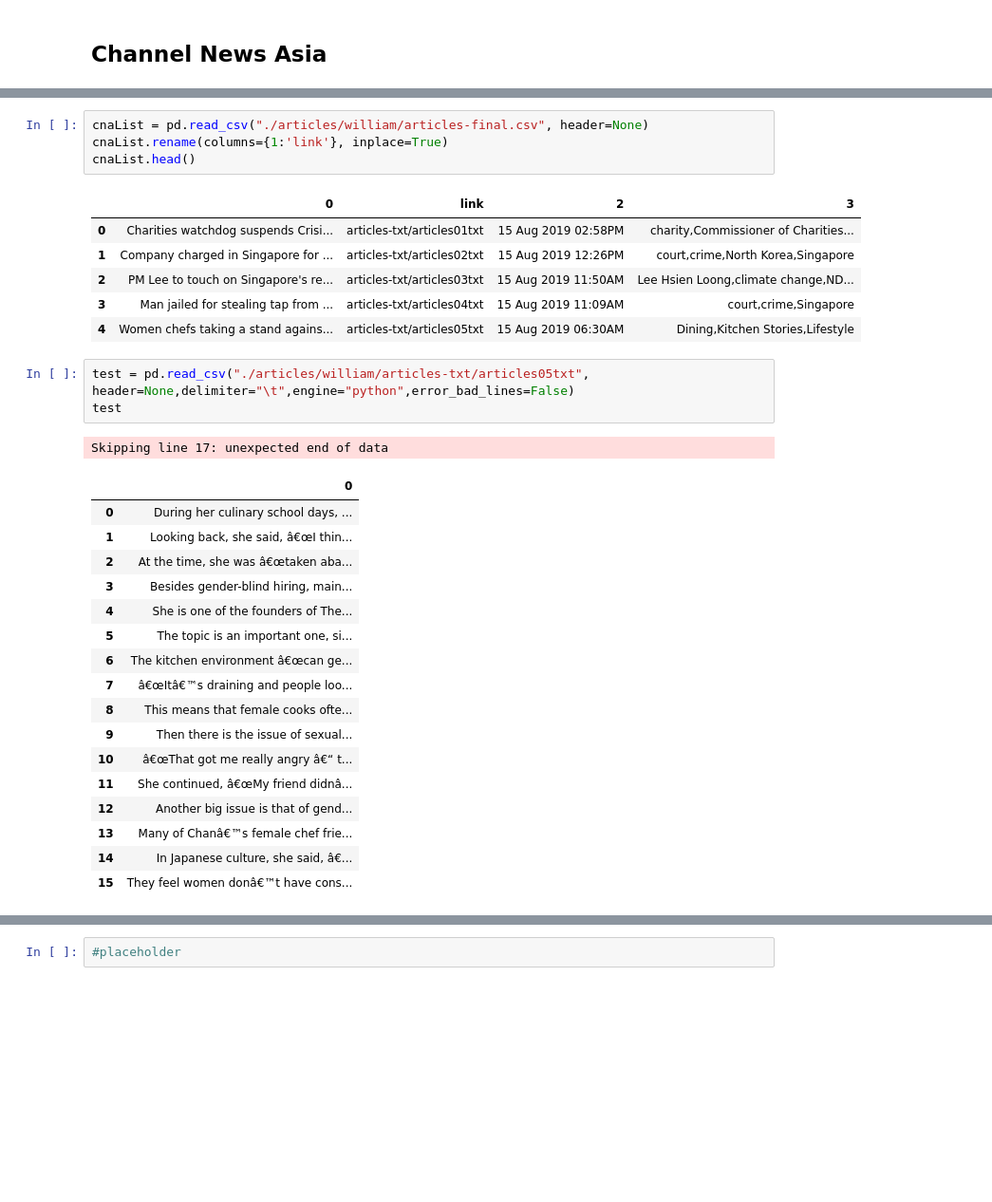
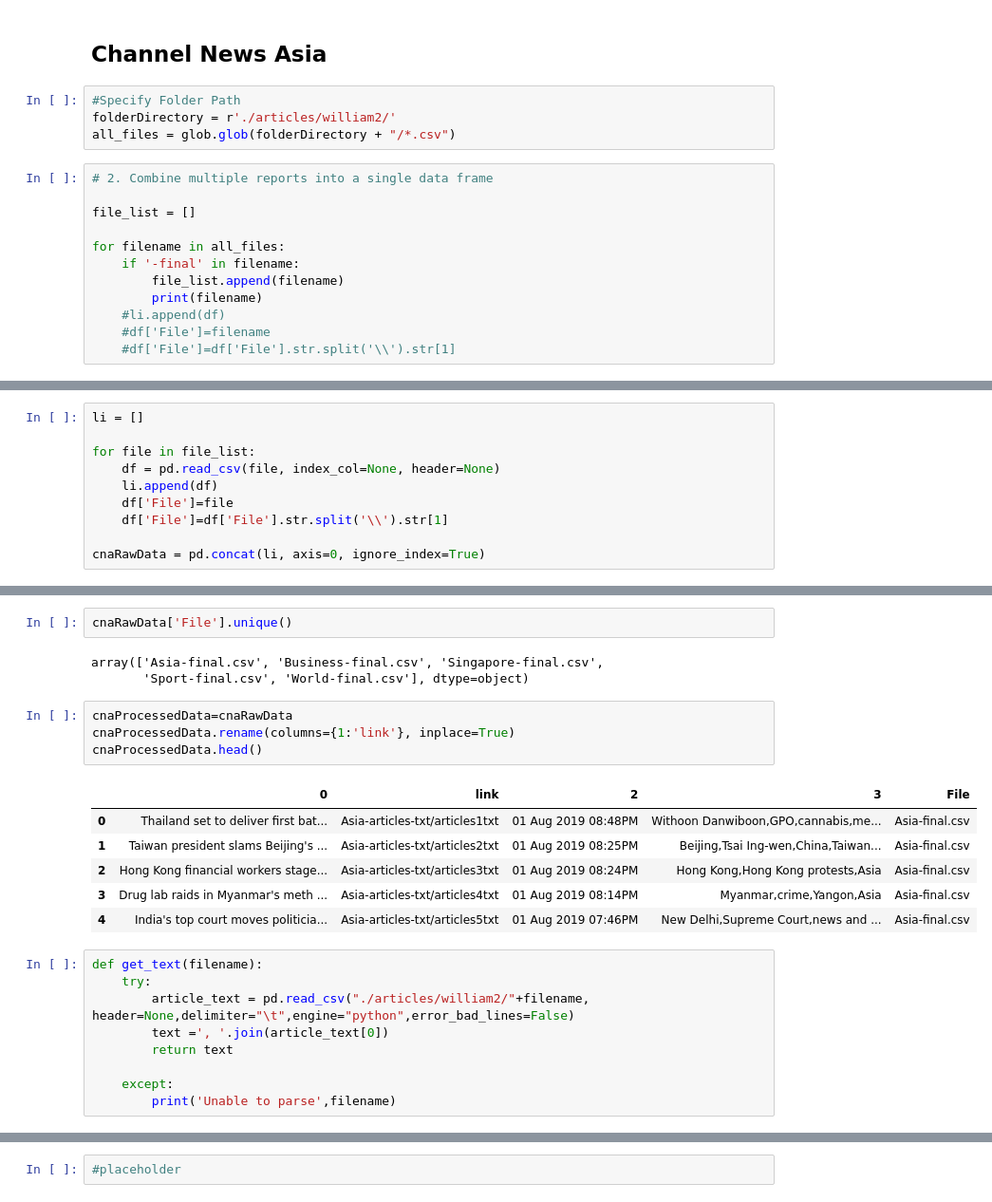
Before and after one commit to musicrokr/TSL-PRML, a Jupyter notebook: CA1/01 Article Consolidation & Category Tagging.ipynb, the cells around one changed output, grey strips where cells are left out. Shown: that part at 95% size. Saved outputs shown, nothing was run; the diff lists cells and outputs as text; blank space fills up the shorter version.

```diff
--- a/CA1/01 Article Consolidation & Category Tagging.ipynb
+++ b/CA1/01 Article Consolidation & Category Tagging.ipynb
@@ -113,3 +115,19 @@ asiaOneProcessed['category'].nunique()
 10
 # %% [markdown]
 ## Channel News Asia
+# %%
+#Specify Folder Path
+folderDirectory = r'./articles/william2/'
+all_files = glob.glob(folderDirectory + "/*.csv")
+# %%
+# 2. Combine multiple reports into a single data frame
+
+file_list = []
+
+for filename in all_files:
+    if '-final' in filename:
+        file_list.append(filename)
+        print(filename)
+    #li.append(df)
+    #df['File']=filename
+    #df['File']=df['File'].str.split('\\').str[1]
@@ -115,0 +140,10 @@ asiaOneProcessed['category'].nunique()
+# %%
+li = []
+
+for file in file_list:
+    df = pd.read_csv(file, index_col=None, header=None)
+    li.append(df)
+    df['File']=file
+    df['File']=df['File'].str.split('\\').str[1]
+
+cnaRawData = pd.concat(li, axis=0, ignore_index=True)
@@ -116,33 +159,25 @@ asiaOneProcessed['category'].nunique()
+# %%
+cnaRawData['File'].unique()
+# %% [output]
+array(['Asia-final.csv', 'Business-final.csv', 'Singapore-final.csv',
+       'Sport-final.csv', 'World-final.csv'], dtype=object)
 # %%
-cnaList = pd.read_csv("./articles/william/articles-final.csv", header=None)
-cnaList.rename(columns={1:'link'}, inplace=True)
-cnaList.head()
+cnaProcessedData=cnaRawData
+cnaProcessedData.rename(columns={1:'link'}, inplace=True)
+cnaProcessedData.head()
 # %% [output]
-|  | 0 | link | 2 | 3 |
-| 0 | Charities watchdog suspends Crisi... | articles-txt/articles01txt | 15 Aug 2019 02:58PM | charity,Commissioner of Charities... |
-| 1 | Company charged in Singapore for ... | articles-txt/articles02txt | 15 Aug 2019 12:26PM | court,crime,North Korea,Singapore |
-| 2 | PM Lee to touch on Singapore's re... | articles-txt/articles03txt | 15 Aug 2019 11:50AM | Lee Hsien Loong,climate change,ND... |
-| 3 | Man jailed for stealing tap from ... | articles-txt/articles04txt | 15 Aug 2019 11:09AM | court,crime,Singapore |
-| 4 | Women chefs taking a stand agains... | articles-txt/articles05txt | 15 Aug 2019 06:30AM | Dining,Kitchen Stories,Lifestyle |
+|  | 0 | link | 2 | 3 | File |
+| 0 | Thailand set to deliver first bat... | Asia-articles-txt/articles1txt | 01 Aug 2019 08:48PM | Withoon Danwiboon,GPO,cannabis,me... | Asia-final.csv |
+| 1 | Taiwan president slams Beijing's ... | Asia-articles-txt/articles2txt | 01 Aug 2019 08:25PM | Beijing,Tsai Ing-wen,China,Taiwan... | Asia-final.csv |
+| 2 | Hong Kong financial workers stage... | Asia-articles-txt/articles3txt | 01 Aug 2019 08:24PM | Hong Kong,Hong Kong protests,Asia | Asia-final.csv |
+| 3 | Drug lab raids in Myanmar's meth ... | Asia-articles-txt/articles4txt | 01 Aug 2019 08:14PM | Myanmar,crime,Yangon,Asia | Asia-final.csv |
+| 4 | India's top court moves politicia... | Asia-articles-txt/articles5txt | 01 Aug 2019 07:46PM | New Delhi,Supreme Court,news and ... | Asia-final.csv |
 # %%
-test = pd.read_csv("./articles/william/articles-txt/articles05txt", header=None,delimiter="\t",engine="python",error_bad_lines=False)
-test
+def get_text(filename):
+    try:
+        article_text = pd.read_csv("./articles/william2/"+filename, header=None,delimiter="\t",engine="python",error_bad_lines=False)
+        text =', '.join(article_text[0])
+        return text
+
+    except:
+        print('Unable to parse',filename)
-# %% [output]
-Skipping line 17: unexpected end of data
-|  | 0 |
-| 0 | During her culinary school days, ... |
-| 1 | Looking back, she said, â€œI thin... |
-| 2 | At the time, she was â€œtaken aba... |
-| 3 | Besides gender-blind hiring, main... |
-| 4 | She is one of the founders of The... |
-| 5 | The topic is an important one, si... |
-| 6 | The kitchen environment â€œcan ge... |
-| 7 | â€œItâ€™s draining and people loo... |
-| 8 | This means that female cooks ofte... |
-| 9 | Then there is the issue of sexual... |
-| 10 | â€œThat got me really angry â€“ t... |
-| 11 | She continued, â€œMy friend didnâ... |
-| 12 | Another big issue is that of gend... |
-| 13 | Many of Chanâ€™s female chef frie... |
-| 14 | In Japanese culture, she said, â€... |
-| 15 | They feel women donâ€™t have cons... |
```
Also changed, not shown: parts of 23 cells of this notebook, 4 other files.
